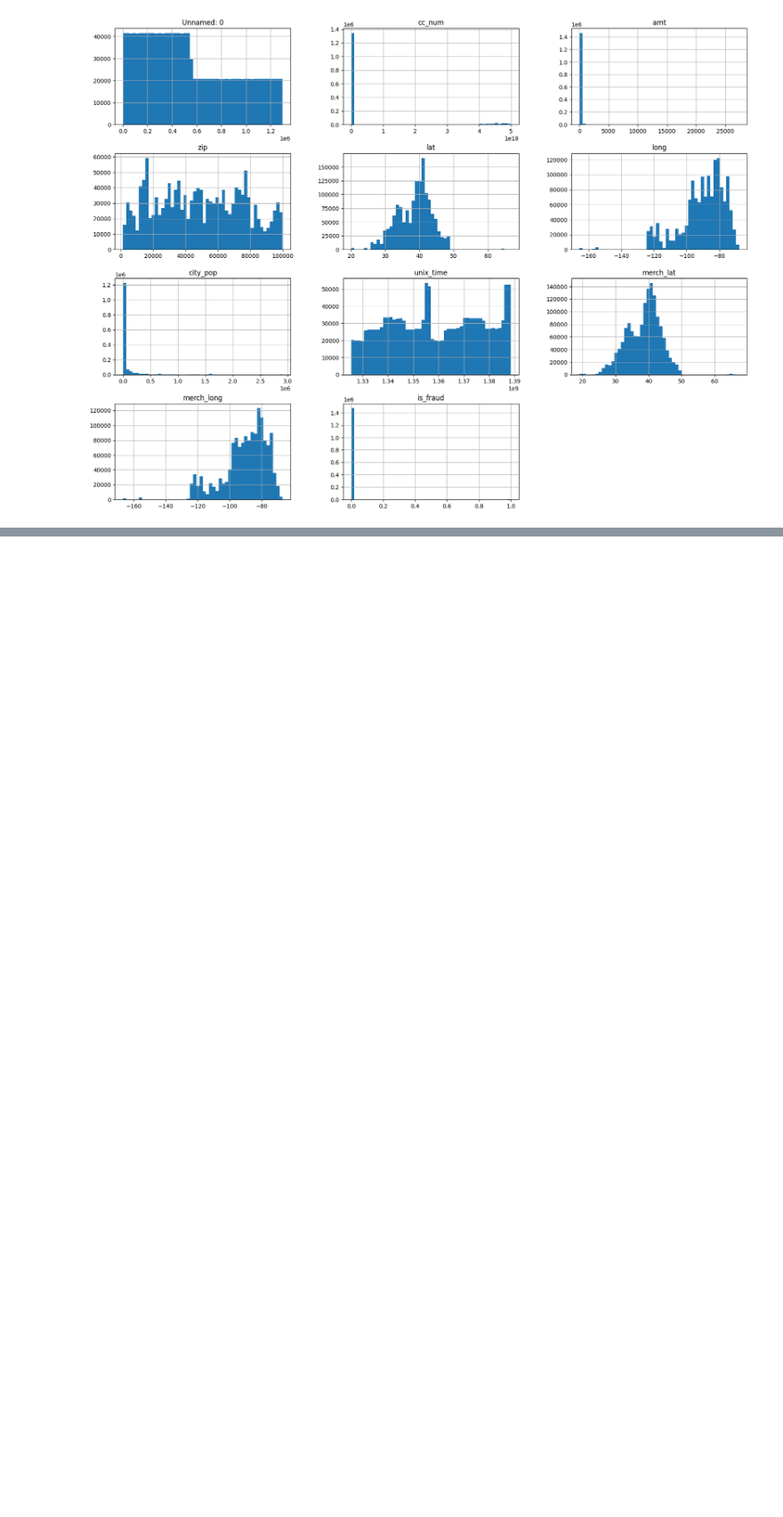
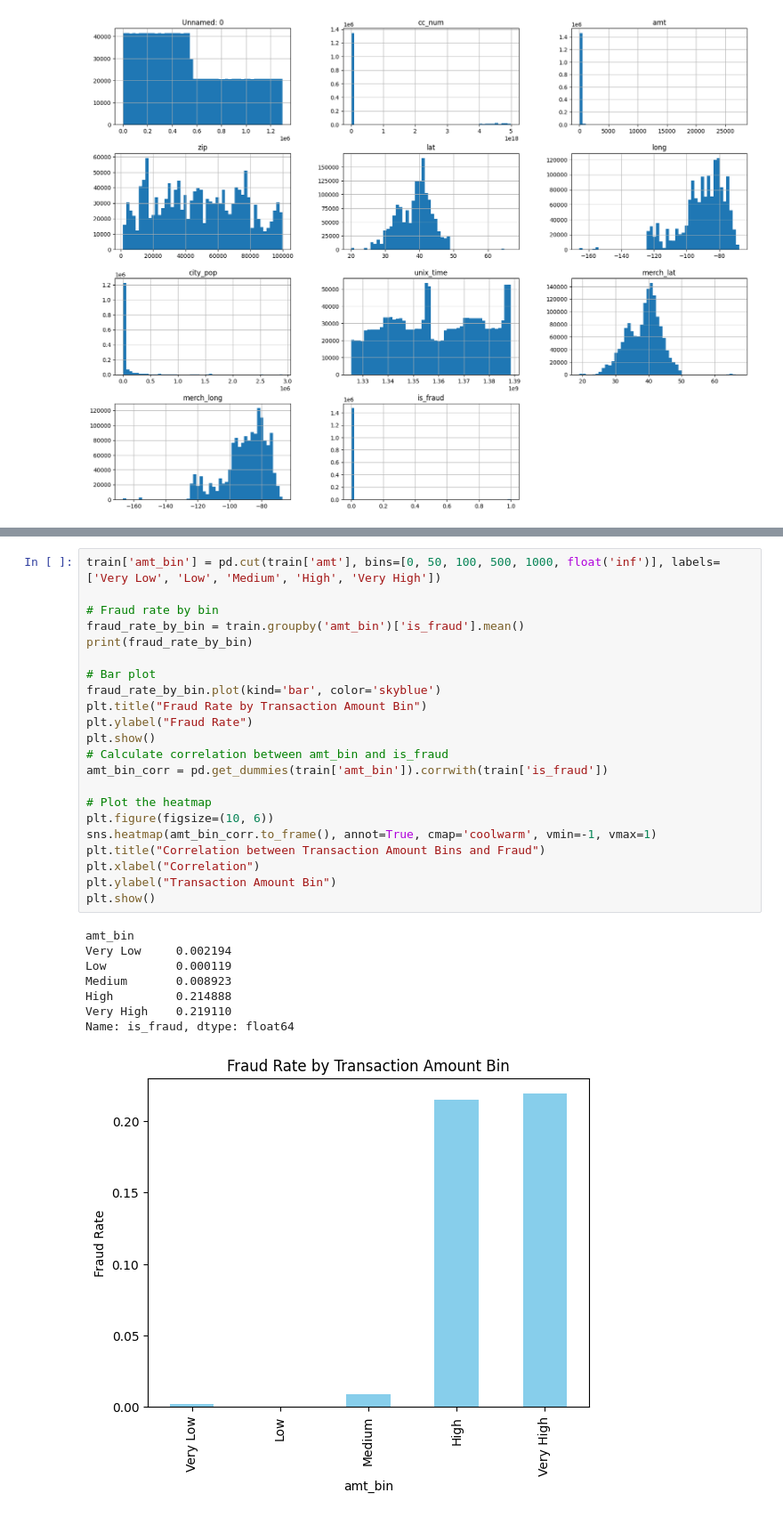
Before and after one commit to kmissmer/CreditCardFinalProject, a Jupyter notebook: final.ipynb, the cells around one changed output, grey strips where cells are left out. Shown at 89% size. Drawn from its saved outputs; the diff is of its cells as text; blank space fills up the shorter version.

```diff
--- a/final.ipynb
+++ b/final.ipynb
@@ -174,0 +255,31 @@ array([[<Axes: title={'center': 'Unnamed: 0'}>,
+# %%
+train['amt_bin'] = pd.cut(train['amt'], bins=[0, 50, 100, 500, 1000, float('inf')], labels=['Very Low', 'Low', 'Medium', 'High', 'Very High'])
+
+# Fraud rate by bin
+fraud_rate_by_bin = train.groupby('amt_bin')['is_fraud'].mean()
+print(fraud_rate_by_bin)
+
+# Bar plot
+fraud_rate_by_bin.plot(kind='bar', color='skyblue')
+plt.title("Fraud Rate by Transaction Amount Bin")
+plt.ylabel("Fraud Rate")
+plt.show()
+# Calculate correlation between amt_bin and is_fraud
+amt_bin_corr = pd.get_dummies(train['amt_bin']).corrwith(train['is_fraud'])
+
+# Plot the heatmap
+plt.figure(figsize=(10, 6))
+sns.heatmap(amt_bin_corr.to_frame(), annot=True, cmap='coolwarm', vmin=-1, vmax=1)
+plt.title("Correlation between Transaction Amount Bins and Fraud")
+plt.xlabel("Correlation")
+plt.ylabel("Transaction Amount Bin")
+plt.show()
+# %% [output]
+amt_bin
+Very Low     0.002194
+Low          0.000119
+Medium       0.008923
+High         0.214888
+Very High    0.219110
+Name: is_fraud, dtype: float64
+[figure, added]
```
Also changed, not shown: parts of 32 cells of this notebook.
